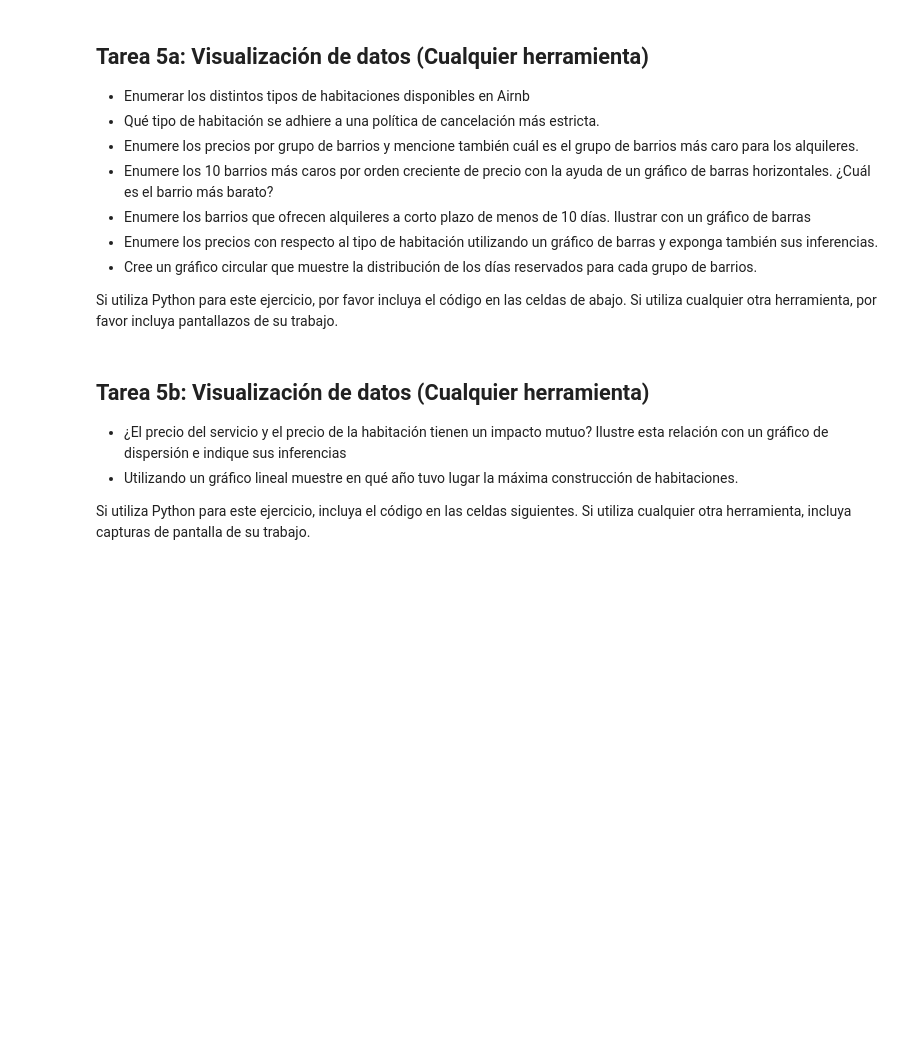
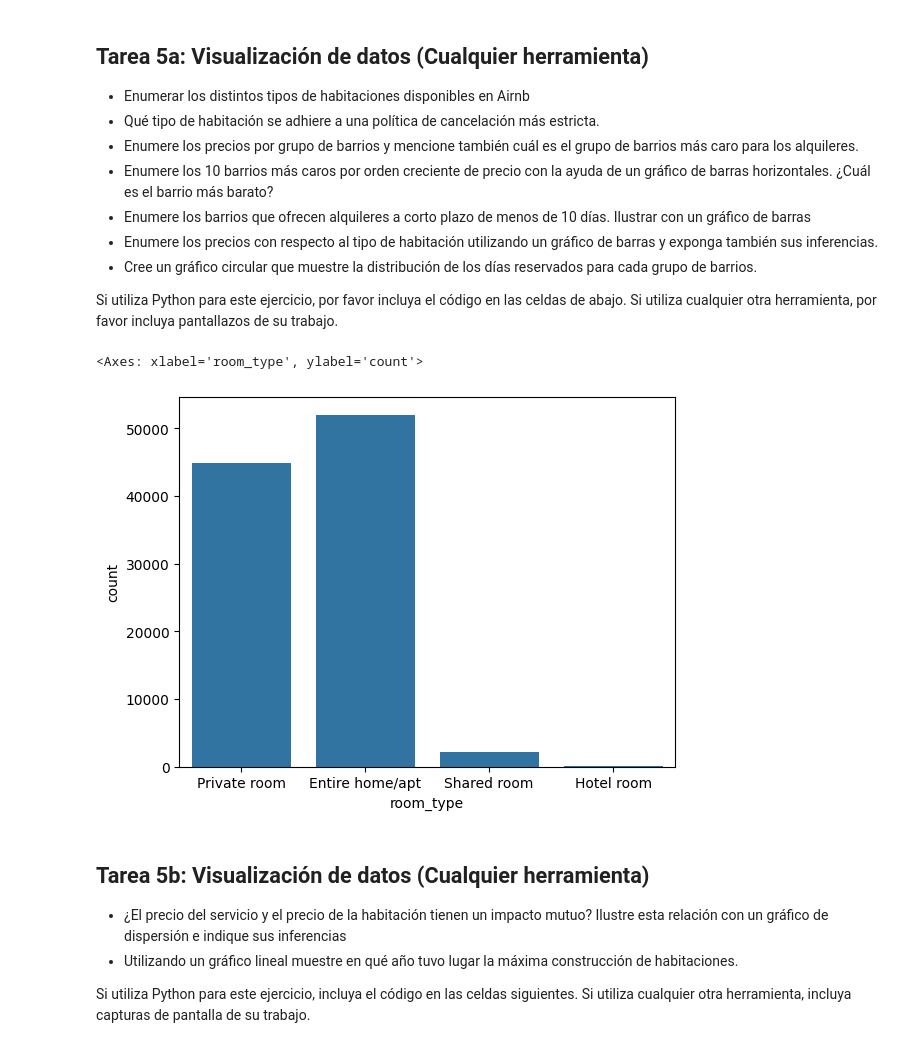
Before and after one commit to mj211195/proyecto_final, a Jupyter notebook: Final_Project_Spanish.ipynb, the cells around one changed output. Cells and saved outputs as stored; diff of their text form; code cells hidden in the pictures; blank space fills up the shorter version.

```diff
--- a/Final_Project_Spanish.ipynb
+++ b/Final_Project_Spanish.ipynb
@@ -235,6 +235,8 @@ datos['price'] = datos['price'].str.replace(',', '')
 datos['price'] = datos['price'].str.replace('$', '')
 datos['service_fee'] = datos['price'].str.replace(',', '')
 datos['service_fee'] = datos['service_fee'].str.replace('$', '')
+datos['price'].fillna(0, inplace = True)
+datos['service_fee'].fillna(0, inplace = True)
 datos['price'] = datos['price'].astype(int)
 datos['service_fee'] = datos['service_fee'].astype(int)
 # %% [output]
@@ -289,6 +318,12 @@ Si utilizas Python para este ejercicio, incluye el código que hayas utilizado e
 * Cree un gráfico circular que muestre la distribución de los días reservados para cada grupo de barrios.
 
 Si utiliza Python para este ejercicio, por favor incluya el código en las celdas de abajo. Si utiliza cualquier otra herramienta, por favor incluya pantallazos de su trabajo.
+# %%
+import seaborn as sns
+sns.countplot(x=datos['room_type'])
+# %% [output]
+<Axes: xlabel='room_type', ylabel='count'>
+[figure, added]
 # %% [markdown]
 ## Tarea 5b: Visualización de datos (Cualquier herramienta)
 
```
Also changed, not shown: parts of 7 cells of this notebook.
